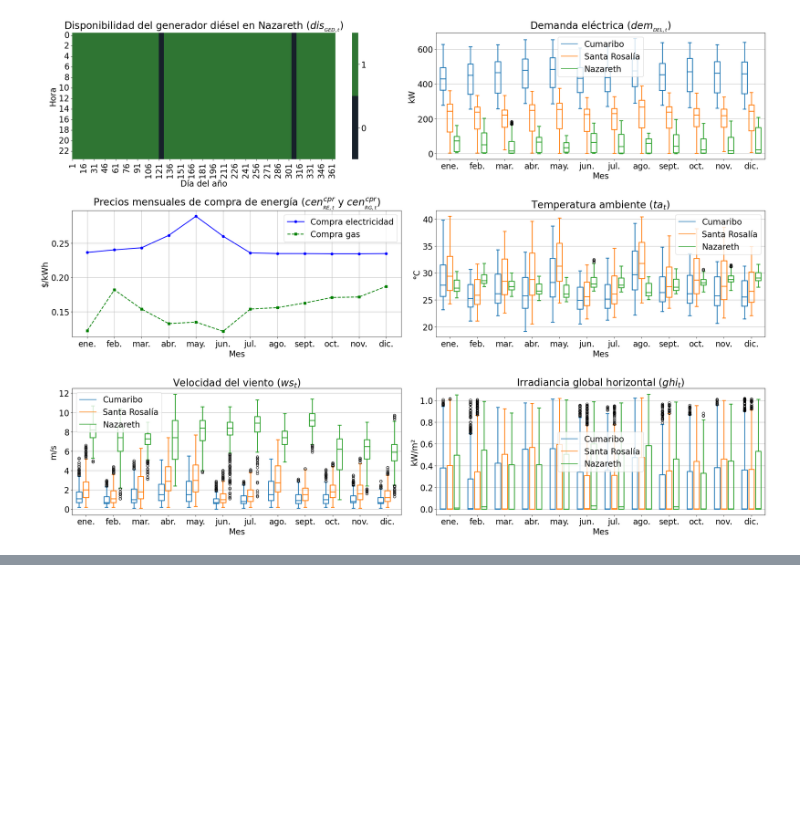
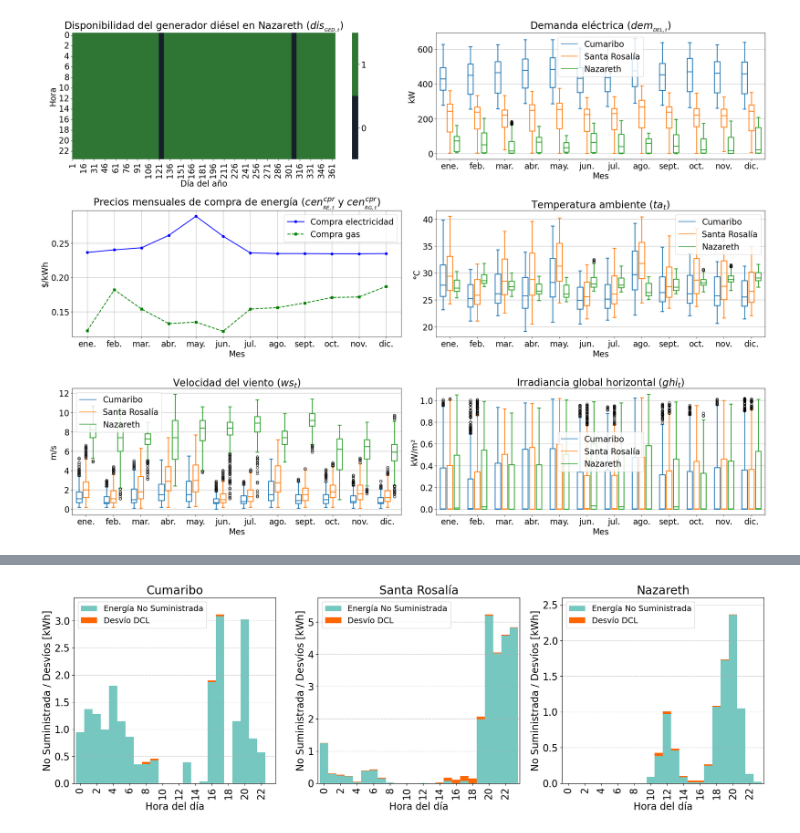
Before and after one commit to nmerchanr/Tesis_Maestria, a Jupyter notebook: 04_graficos_resultados.ipynb, the cells around one changed output, grey strips where cells are left out. Drawn from its saved outputs; the diff is of its cells as text; code cells hidden in the pictures; blank space fills up the shorter version.

```diff
--- a/04_graficos_resultados.ipynb
+++ b/04_graficos_resultados.ipynb
@@ -659,0 +800,80 @@ sankey_individual(maestros)
+# %%
+import pandas as pd
+import numpy as np
+import matplotlib.pyplot as plt
+
+# Crear diccionario para almacenar datos por caso de estudio
+ens_por_hora = {}
+
+for caso in ["cumaribo","rosalia","nazareth"]:
+
+    df_dict = datos[caso]
+
+    # Extraer datos de ENS y desvíos
+    df_ens = pd.DataFrame({
+        "Energía No Suministrada": df_dict["electricidad"]["No suministrada"],
+        "Desvío DCL": df_dict["calor"]["Desvío DCL"],
+        "Desvío DEN": df_dict["enfriamiento"]["Desvío DEN"]
+    })
+
+    # 🔴 Eliminar columnas con solo ceros
+    df_ens = df_ens.loc[:, (df_ens != 0).any(axis=0)]
+
+    # Si no hay ENS ni desvíos en este caso, omitirlo
+    if df_ens.empty:
+        print(f"No hay ENS ni desvíos en el caso {caso}")
+        continue
+
+    # Guardar datos en el diccionario
+    ens_por_hora[caso] = df_ens
+
+nombres = {
+    "cumaribo" : "Cumaribo",
+    "rosalia" : "Santa Rosalía",
+    "nazareth" : "Nazareth"
+}
+
+# Si no hay datos, no hacer la gráfica
+if not ens_por_hora:
+    print("No hay datos de ENS para graficar.")
+else:
+    # Definir cantidad de casos y crear figura con subplots en una fila
+    n_casos = len(ens_por_hora)
+    fig, axes = plt.subplots(1, n_casos, figsize=(6 * n_casos, 6), sharey=False)  # ❌ sharey=False para ejes independientes
+
+    # Si hay solo un caso, convertir axes en lista para evitar errores
+    if n_casos == 1:
+        axes = [axes]
+
+    # Definir colores
+    colores_ens = {
+        "Energía No Suministrada": "#76c7c0",
+        "Desvío DCL": "#ff6600",
+        "Desvío DEN": "#b5e61d"
+    }
+
+    # Graficar por cada caso de estudio en su subplot
+    for ax, (caso, df_ens) in zip(axes, ens_por_hora.items()):
+        df_ens.plot(kind="bar", stacked=True, color=[colores_ens[col] for col in df_ens.columns], ax=ax, width=1)
+
+        # Configuración del subplot
+        ax.set_xlabel("Hora del día")
+        ax.set_xticks(range(0, 24, 2))
+        ax.set_xticklabels(range(0, 24, 2))
+        ax.set_title(nombres[caso])
+        ax.legend(fontsize=14)
+        ax.grid(axis="y", linestyle="--", alpha=0.7)
+
+        # 📌 Se asegura de que cada eje Y sea independiente
+        ax.set_ylim(0, df_ens.sum(axis=1).max() * 1.1)
+
+        ax.set_ylabel("No Suministrada / Desvíos [kWh]")
+
+    # Ajustar diseño
+    plt.tight_layout()
+
+    # Guardar figura
+    plt.savefig("Figuras/pdf/distribucion_energia_no_suministrada.pdf", format="pdf", transparent=True, bbox_inches="tight", pad_inches=0.3)
+    plt.show()
+# %% [output]
+[figure, added]
```
Also changed, not shown: parts of 5 cells of this notebook, 13 other files.
